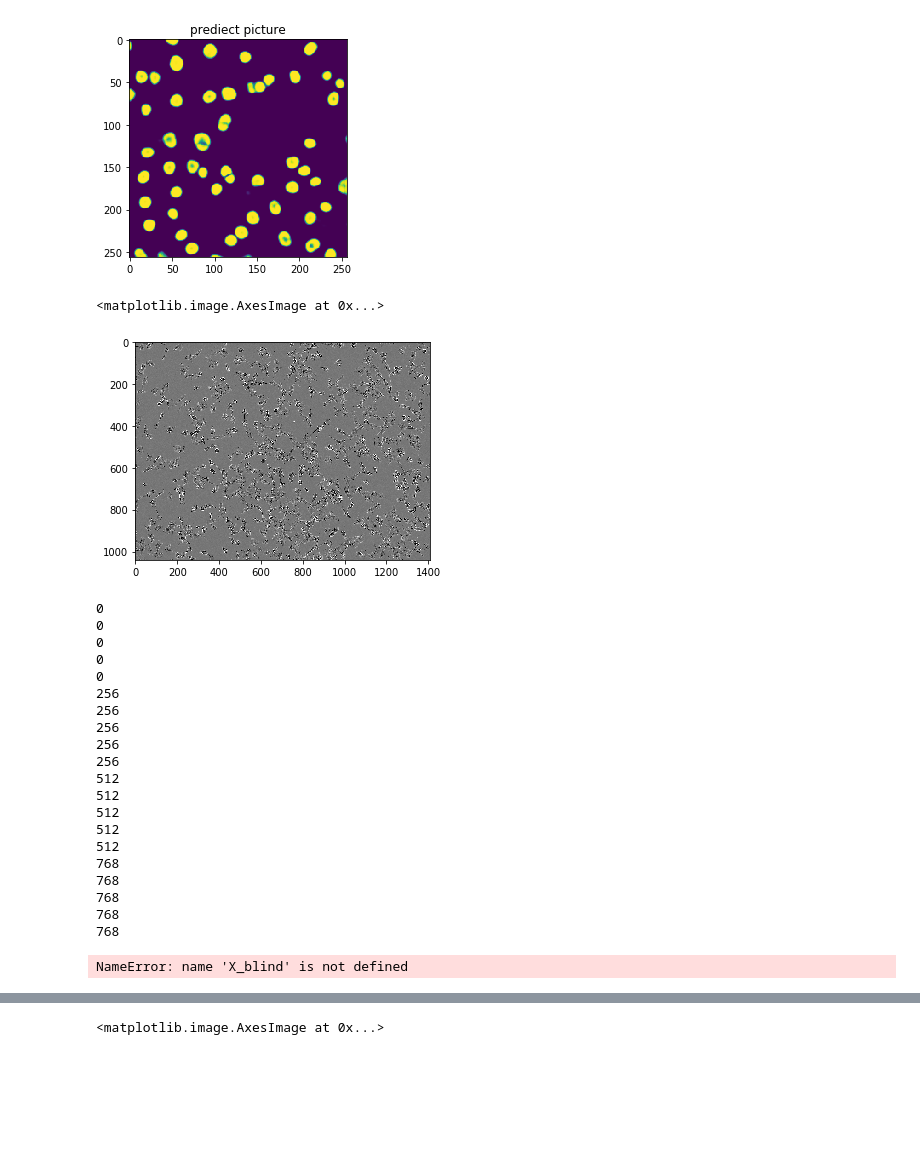
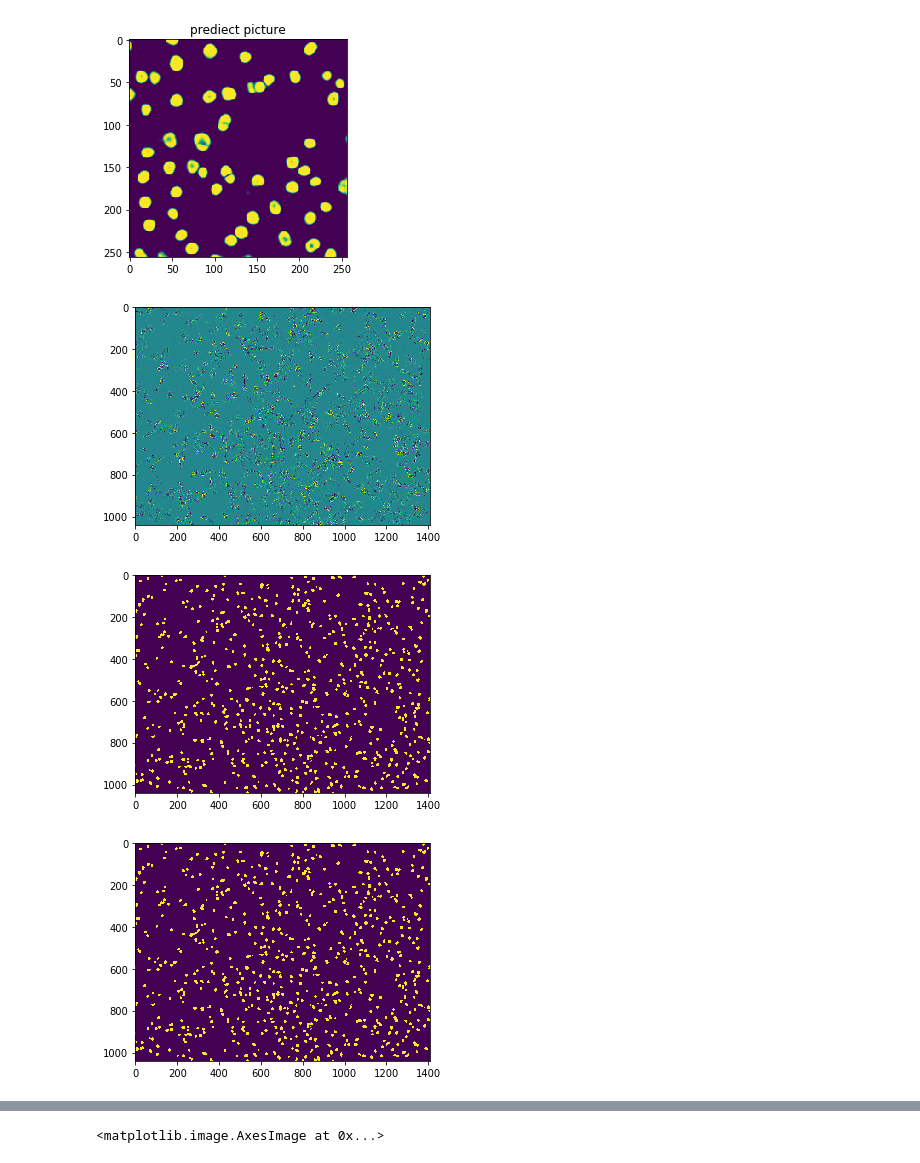
Before and after one commit to rockgu/U-net-, a Jupyter notebook: u-net_project.ipynb, the cells around one changed output, grey strips where cells are left out. Saved outputs shown, nothing was run; the diff lists cells and outputs as text; code cells hidden in the pictures; blank space fills up the shorter version.

Commit message:
loading picture

```diff
--- a/u-net_project.ipynb
+++ b/u-net_project.ipynb
@@ -10,6 +13,6 @@ from tensorflow.keras.optimizers import Adam
 # %%
 stem = "/home/ubuntu/Phase/"
-stem_label = "/home/ubuntu/Mask/"
+stem_label = "/home/ubuntu/Masks/"
 # %%
 from os import listdir
 from os.path import isfile, join
@@ -36,13 +39,15 @@ Y_test = np.zeros(X_test.shape)
 for i in range(numImages):
     if i<trainImage:
 
-        fname = stem + imgNames[i]
+        fname = stem + imgNames[i+1]
+        #print(fname)
         img = plt.imread(fname)
         img = img[:,:,0]
         X_train[i,:,:,0] = img[0:numRows,0:numCols]
 
 
         fname = stem_label + labelImgNames[i]
+        #print(fname1)
         img = plt.imread(fname)
         img = img[:,:,0]
         Y_train[i,:,:,0] = img[0:numRows,0:numCols]
@@ -160,5 +169,5 @@ model = Model(inputs=[inputs], outputs=[conv10])
 
 model.compile(optimizer=Adam(lr=1e-4), loss='binary_crossentropy', metrics=['accuracy'])
 
-hst = model.fit(X_train,Y_train, epochs =10 , batch_size = 4, validation_data = (X_val,Y_val))
+hst = model.fit(X_train,Y_train, epochs =7 , batch_size = 4, validation_data = (X_val,Y_val))
 # %% [output]
@@ -314,55 +330,18 @@ plt.imshow(check[0,:,:,0])
 # %%
 
 blindTest = "/home/ubuntu/BlindTest/L8_SSP_CPR_IC30_H1_1_00d00h00m.tif"
 blindImg = plt.imread(blindTest)
+plt.figure()
+plt.imshow(blindImg[:,:,0])
 
-plt.imshow(blindImg)
+predict =merge_picture(blindImg,model)
+plt.figure()
+plt.imshow(predict[:,:,0])
+plt.figure()
+plt.imshow(predict[:,:,0]>0.5)
 
-
-#stem = "/home/ubuntu/Phase/"
+mask =predict[:,:,0]>0.5
 # %% [output]
-<matplotlib.image.AxesImage at 0x...>
-[figure, old version]
+[figure, new version]
+[figure, added]
+[figure, added]
-# %%
-X_blind=np.zeros((20,numRows,numCols,1))
-z =0
-for i in range(4):
-    for j in range(5):
-        #print (i)
-        startRow = numRows*i
-        endRow=numRows*(i+1)
-        startCols=numCols*j
-        endCols =numCols*(j+1)
-        print(startRow)
-
-        #blindImg1 = blindImg[startRow:endRow,startCols:endCols]
-        #blindImg1 = blindImg1[:,:,0]
-        #plt.imshow(blindImg1.shape)
-        #X_blind[z,:,:,0] = blindImg1
-        z=z+1
-        #print(z)
-# %% [output]
-0
-0
-0
-0
-0
-256
-256
-256
-256
-256
-512
-512
-512
-512
-512
-768
-768
-768
-768
-768
-# %%
-plt.imshow(X_blind[0,:,:,0])
-# %% [output]
-NameError: name 'X_blind' is not defined
```
Also changed, not shown: parts of 17 cells of this notebook, 11 other files.
